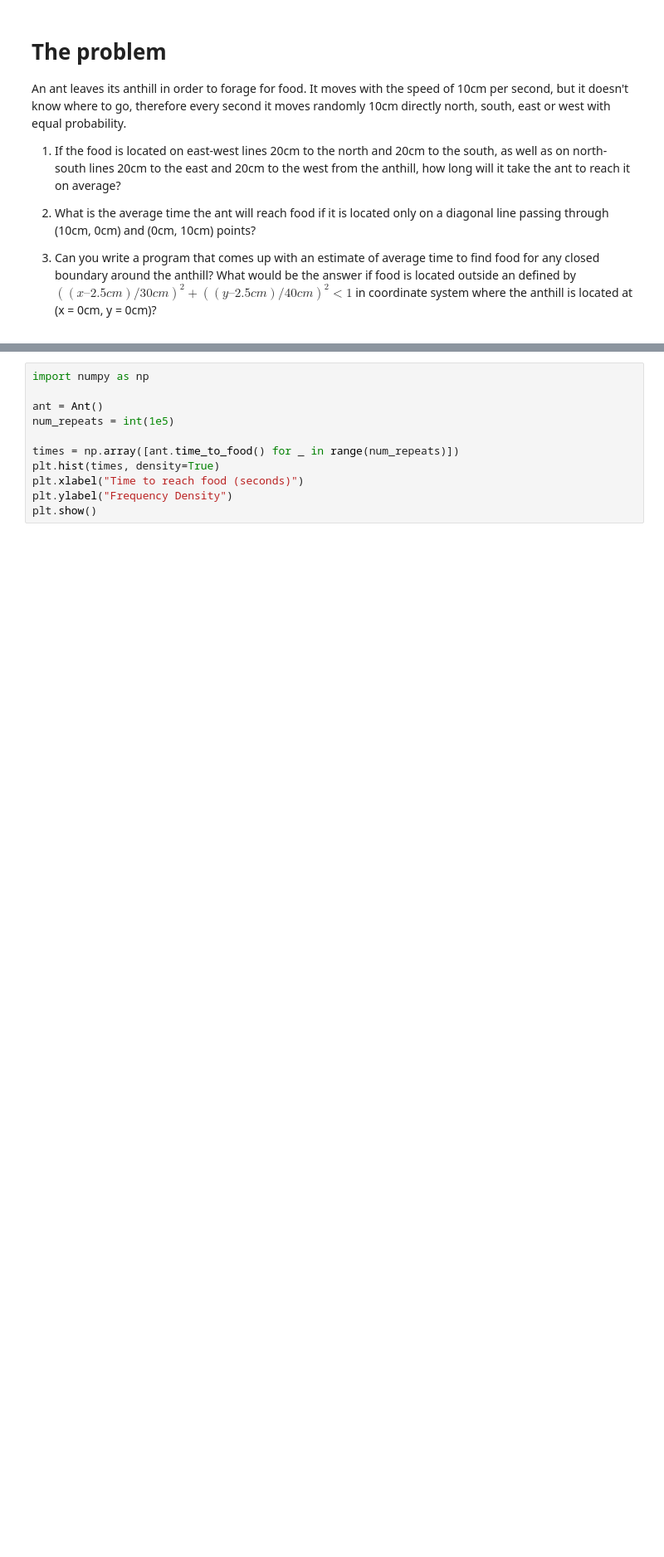
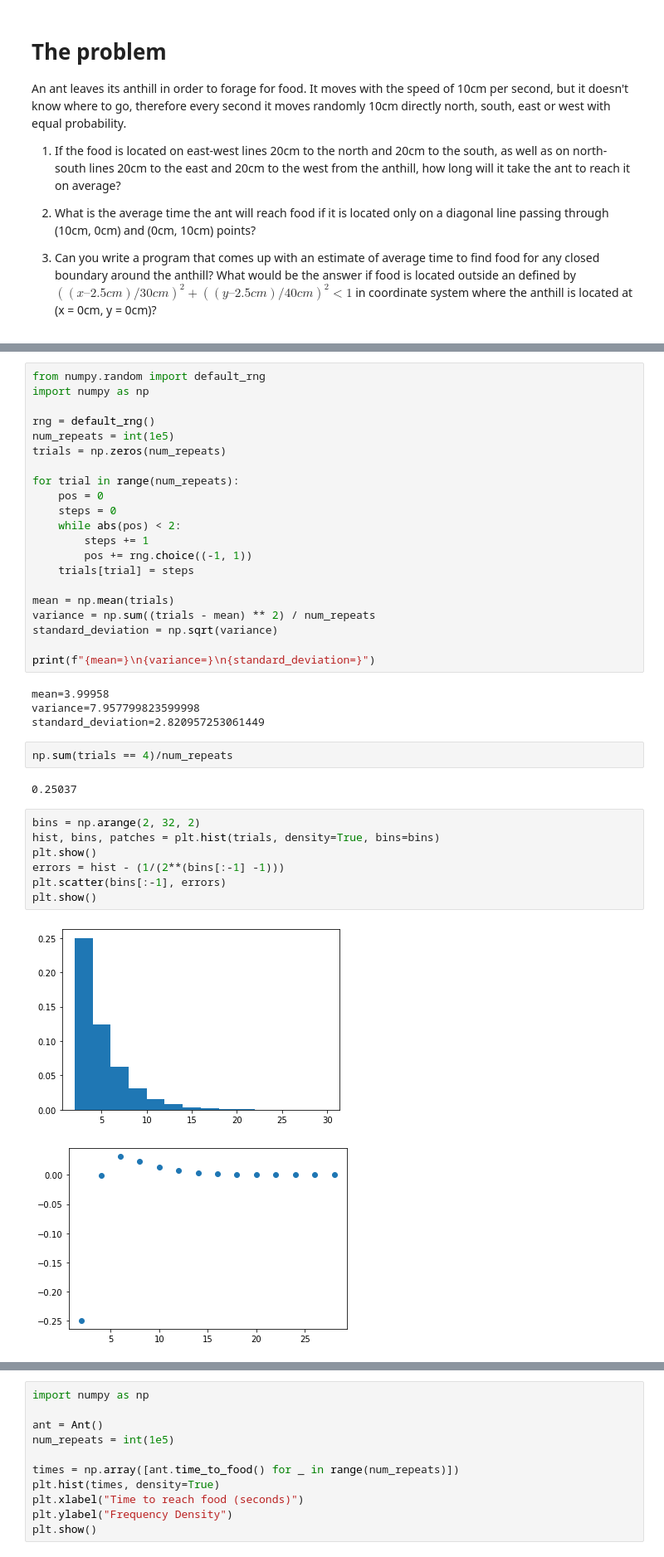
Before and after one commit to joeb42/statistics-playground, a Jupyter notebook: random_walks/random_walk.ipynb, the cells around one changed output, grey strips where cells are left out. Shown at 83% size. Saved outputs shown, nothing was run; the diff lists cells and outputs as text; blank space fills up the shorter version.

```diff
--- a/random_walks/random_walk.ipynb
+++ b/random_walks/random_walk.ipynb
@@ -17,0 +115,39 @@ Now let's consider the one dimensional analogue to our two dimensional problem,
+# %%
+from numpy.random import default_rng
+import numpy as np
+
+rng = default_rng()
+num_repeats = int(1e5)
+trials = np.zeros(num_repeats)
+
+for trial in range(num_repeats):
+    pos = 0
+    steps = 0
+    while abs(pos) < 2:
+        steps += 1
+        pos += rng.choice((-1, 1))
+    trials[trial] = steps
+
+mean = np.mean(trials)
+variance = np.sum((trials - mean) ** 2) / num_repeats
+standard_deviation = np.sqrt(variance)
+
+print(f"{mean=}\n{variance=}\n{standard_deviation=}")
+# %% [output]
+mean=3.99958
+variance=7.957799823599998
+standard_deviation=2.820957253061449
+# %%
+np.sum(trials == 4)/num_repeats
+# %% [output]
+0.25037
+# %%
+bins = np.arange(2, 32, 2)
+hist, bins, patches = plt.hist(trials, density=True, bins=bins)
+plt.show()
+errors = hist - (1/(2**(bins[:-1] -1)))
+plt.scatter(bins[:-1], errors)
+plt.show()
+# %% [output]
+[figure, added]
+[figure, added]
```
Also changed, not shown: parts of 7 cells of this notebook.
